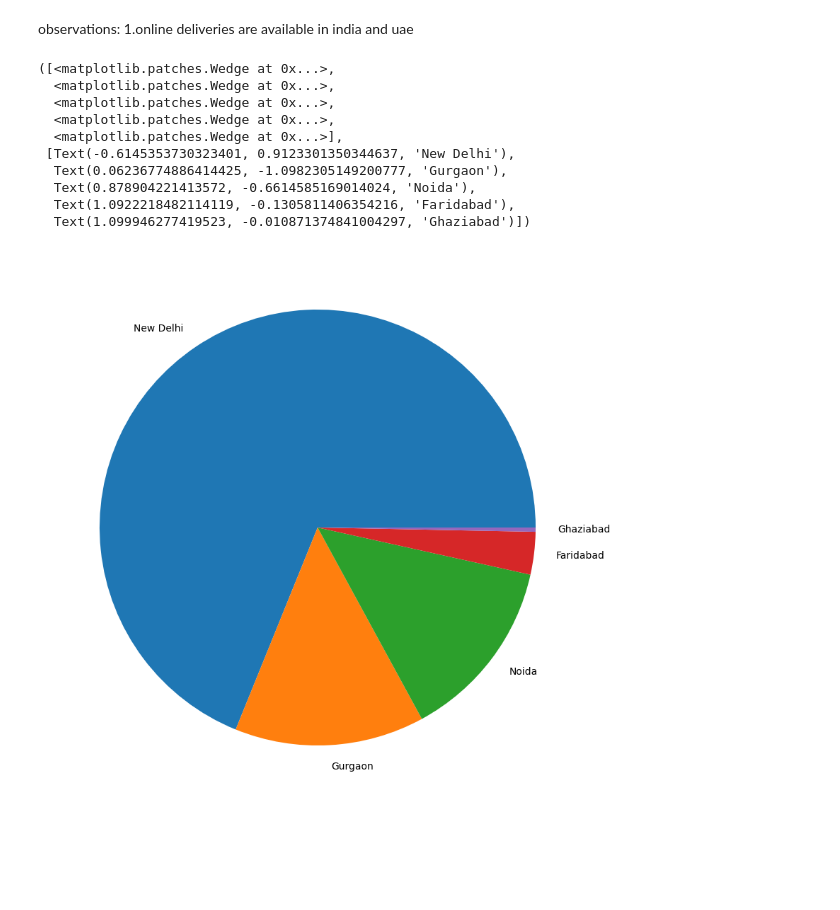
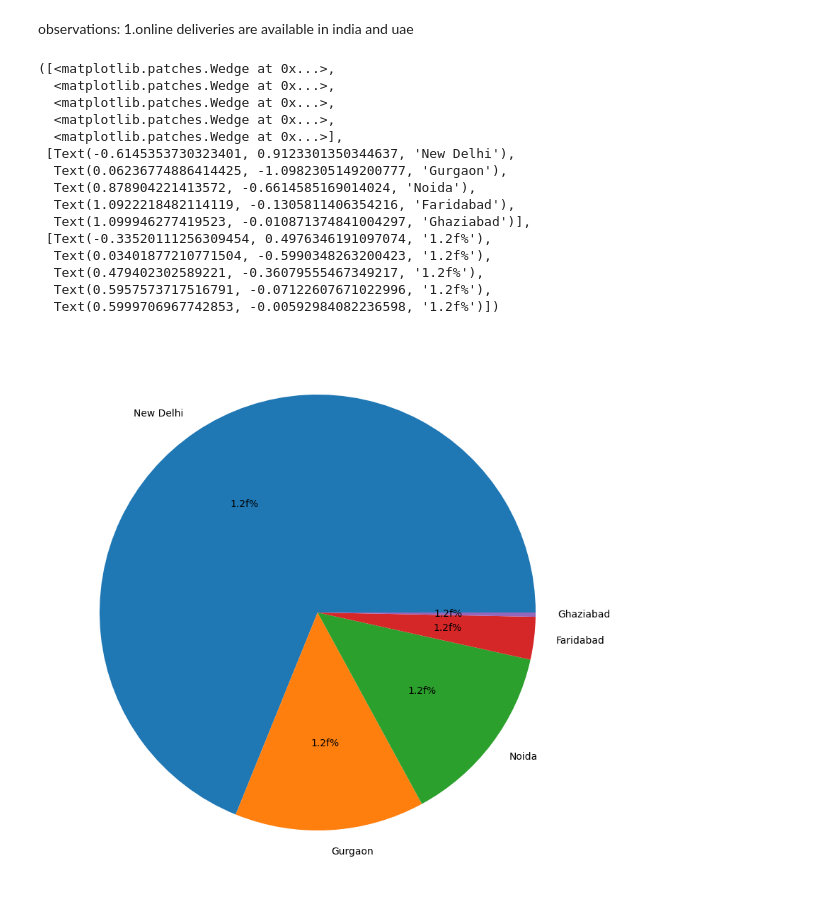
Before and after one commit to BALAJI08953/EDA-MACHINE_LEARNING_DATA_SCIENCE, a Jupyter notebook: eda-zomato.ipynb, the cells around one changed output. Saved outputs shown, nothing was run; the diff lists cells and outputs as text; code cells hidden in the pictures; blank space fills up the shorter version.

```diff
--- a/eda-zomato.ipynb
+++ b/eda-zomato.ipynb
@@ -332,16 +332,21 @@ observations:
 city_vale=final_df.City.value_counts().values
 city_count=final_df.City.value_counts().index
 # %%
-plt.pie(city_vale[:5],labels=city_count[:5])
+plt.pie(city_vale[:5],labels=city_count[:5],autopct='1.2f%%')
 # %% [output]
 ([<matplotlib.patches.Wedge at 0x...>,
   <matplotlib.patches.Wedge at 0x...>,
   <matplotlib.patches.Wedge at 0x...>,
   <matplotlib.patches.Wedge at 0x...>,
   <matplotlib.patches.Wedge at 0x...>],
  [Text(-0.6145353730323401, 0.9123301350344637, 'New Delhi'),
   Text(0.06236774886414425, -1.0982305149200777, 'Gurgaon'),
   Text(0.878904221413572, -0.6614585169014024, 'Noida'),
   Text(1.0922218482114119, -0.1305811406354216, 'Faridabad'),
-  Text(1.099946277419523, -0.010871374841004297, 'Ghaziabad')])
+  Text(1.099946277419523, -0.010871374841004297, 'Ghaziabad')],
+ [Text(-0.33520111256309454, 0.4976346191097074, '1.2f%'),
+  Text(0.03401877210771504, -0.5990348263200423, '1.2f%'),
+  Text(0.479402302589221, -0.36079555467349217, '1.2f%'),
+  Text(0.5957573717516791, -0.07122607671022996, '1.2f%'),
+  Text(0.5999706967742853, -0.00592984082236598, '1.2f%')])
-[figure, old version]
+[figure, new version]
```
Also changed, not shown: parts of 3 cells of this notebook.
